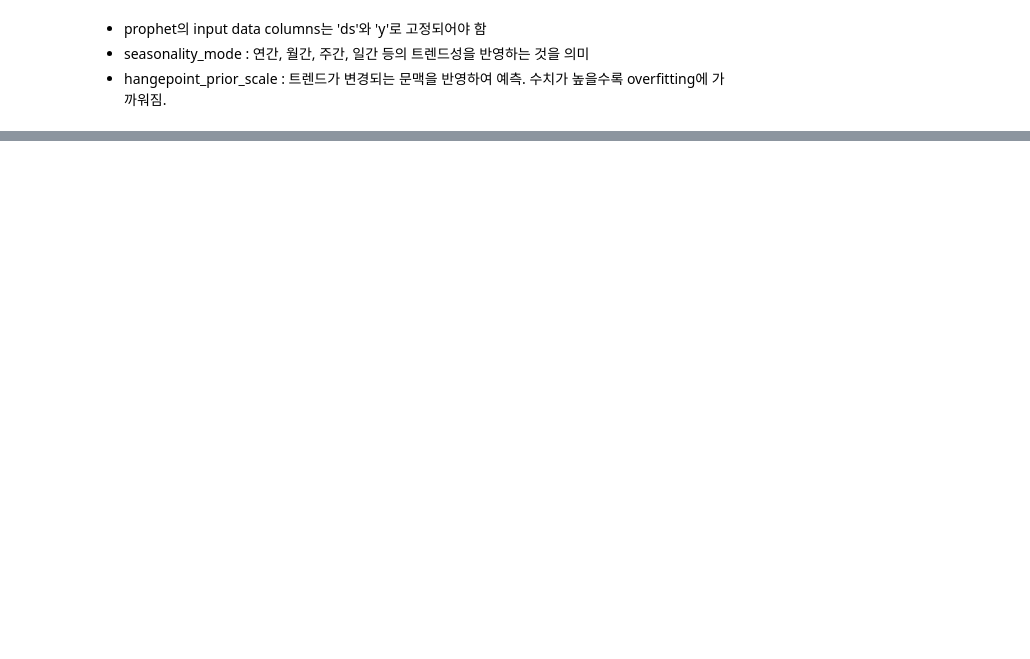
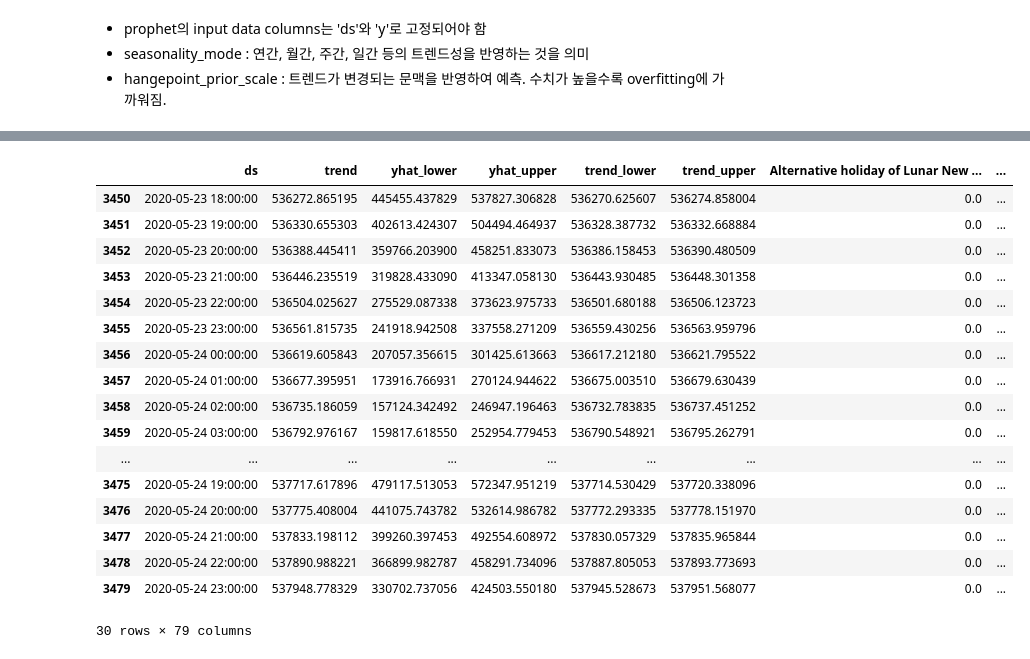
Before and after one commit to k-me-j/TrafficVolume, a Jupyter notebook: coin_pred.ipynb, the cells around one changed output, grey strips where cells are left out. Saved outputs shown, nothing was run; the diff lists cells and outputs as text; code cells hidden in the pictures; blank space fills up the shorter version.

```diff
--- a/coin_pred.ipynb
+++ b/coin_pred.ipynb
@@ -85,0 +160,21 @@ prophet.fit(df)
+# %%
+forecast_data.tail(30)
+# %% [output]
+|  | ds | trend | yhat_lower | yhat_upper | trend_lower | trend_upper | Alternative holiday of Lunar New ... | ... |
+| 3450 | 2020-05-23 18:00:00 | 536272.865195 | 445455.437829 | 537827.306828 | 536270.625607 | 536274.858004 | 0.0 | ... |
+| 3451 | 2020-05-23 19:00:00 | 536330.655303 | 402613.424307 | 504494.464937 | 536328.387732 | 536332.668884 | 0.0 | ... |
+| 3452 | 2020-05-23 20:00:00 | 536388.445411 | 359766.203900 | 458251.833073 | 536386.158453 | 536390.480509 | 0.0 | ... |
+| 3453 | 2020-05-23 21:00:00 | 536446.235519 | 319828.433090 | 413347.058130 | 536443.930485 | 536448.301358 | 0.0 | ... |
+| 3454 | 2020-05-23 22:00:00 | 536504.025627 | 275529.087338 | 373623.975733 | 536501.680188 | 536506.123723 | 0.0 | ... |
+| 3455 | 2020-05-23 23:00:00 | 536561.815735 | 241918.942508 | 337558.271209 | 536559.430256 | 536563.959796 | 0.0 | ... |
+| 3456 | 2020-05-24 00:00:00 | 536619.605843 | 207057.356615 | 301425.613663 | 536617.212180 | 536621.795522 | 0.0 | ... |
+| 3457 | 2020-05-24 01:00:00 | 536677.395951 | 173916.766931 | 270124.944622 | 536675.003510 | 536679.630439 | 0.0 | ... |
+| 3458 | 2020-05-24 02:00:00 | 536735.186059 | 157124.342492 | 246947.196463 | 536732.783835 | 536737.451252 | 0.0 | ... |
+| 3459 | 2020-05-24 03:00:00 | 536792.976167 | 159817.618550 | 252954.779453 | 536790.548921 | 536795.262791 | 0.0 | ... |
+| ... | ... | ... | ... | ... | ... | ... | ... | ... |
+| 3475 | 2020-05-24 19:00:00 | 537717.617896 | 479117.513053 | 572347.951219 | 537714.530429 | 537720.338096 | 0.0 | ... |
+| 3476 | 2020-05-24 20:00:00 | 537775.408004 | 441075.743782 | 532614.986782 | 537772.293335 | 537778.151970 | 0.0 | ... |
+| 3477 | 2020-05-24 21:00:00 | 537833.198112 | 399260.397453 | 492554.608972 | 537830.057329 | 537835.965844 | 0.0 | ... |
+| 3478 | 2020-05-24 22:00:00 | 537890.988221 | 366899.982787 | 458291.734096 | 537887.805053 | 537893.773693 | 0.0 | ... |
+| 3479 | 2020-05-24 23:00:00 | 537948.778329 | 330702.737056 | 424503.550180 | 537945.528673 | 537951.568077 | 0.0 | ... |
+30 rows × 79 columns
```
Also changed, not shown: parts of 31 cells of this notebook.
